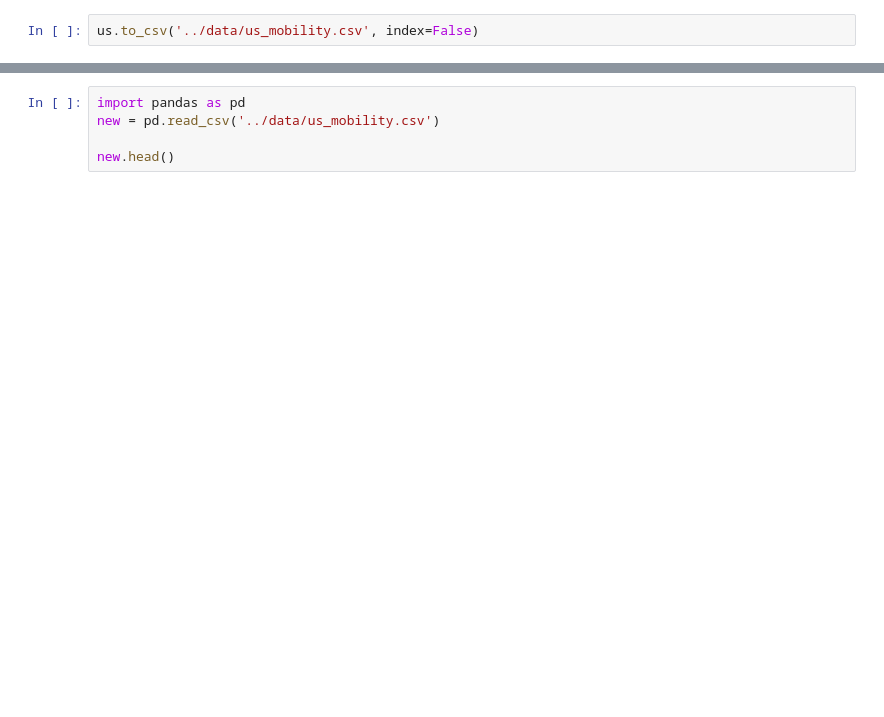
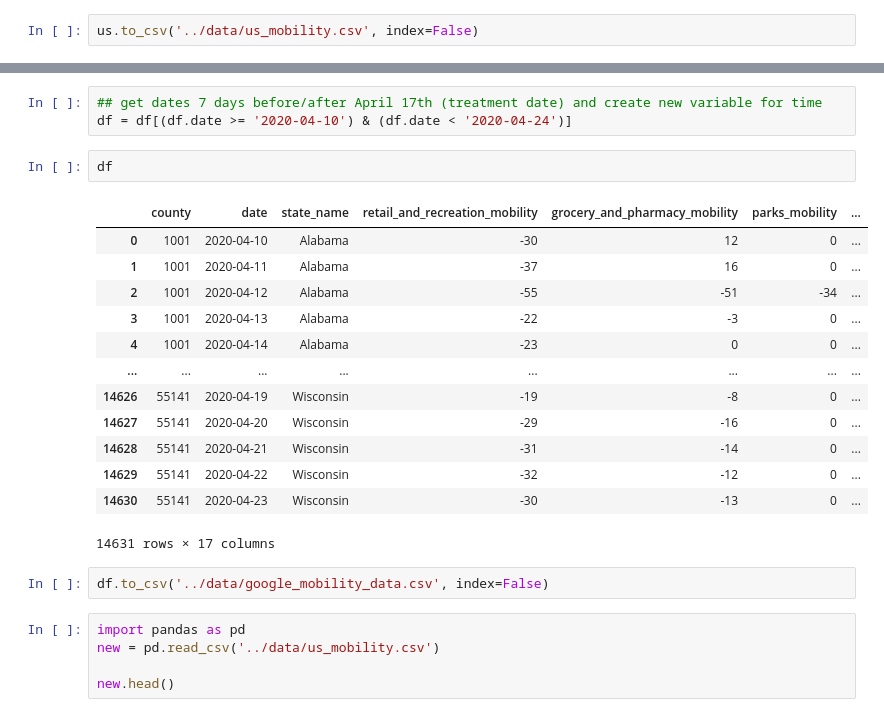
Before and after one commit to z-dickson/my580-causal-inference, a Jupyter notebook: code/scratch.ipynb, the cells around one changed output, grey strips where cells are left out. Saved outputs shown, nothing was run; the diff lists cells and outputs as text; blank space fills up the shorter version.

```diff
--- a/code/scratch.ipynb
+++ b/code/scratch.ipynb
@@ -64,3 +90,24 @@ NameError: name 'us' is not defined
+# %%
+## get dates 7 days before/after April 17th (treatment date) and create new variable for time
+df = df[(df.date >= '2020-04-10') & (df.date < '2020-04-24')]
+# %%
+df
+# %% [output]
+|  | county | date | state_name | retail_and_recreation_mobility | grocery_and_pharmacy_mobility | parks_mobility | ... |
+| 0 | 1001 | 2020-04-10 | Alabama | -30 | 12 | 0 | ... |
+| 1 | 1001 | 2020-04-11 | Alabama | -37 | 16 | 0 | ... |
+| 2 | 1001 | 2020-04-12 | Alabama | -55 | -51 | -34 | ... |
+| 3 | 1001 | 2020-04-13 | Alabama | -22 | -3 | 0 | ... |
+| 4 | 1001 | 2020-04-14 | Alabama | -23 | 0 | 0 | ... |
+| ... | ... | ... | ... | ... | ... | ... | ... |
+| 14626 | 55141 | 2020-04-19 | Wisconsin | -19 | -8 | 0 | ... |
+| 14627 | 55141 | 2020-04-20 | Wisconsin | -29 | -16 | 0 | ... |
+| 14628 | 55141 | 2020-04-21 | Wisconsin | -31 | -14 | 0 | ... |
+| 14629 | 55141 | 2020-04-22 | Wisconsin | -32 | -12 | 0 | ... |
+| 14630 | 55141 | 2020-04-23 | Wisconsin | -30 | -13 | 0 | ... |
+14631 rows × 17 columns
+# %%
+df.to_csv('../data/google_mobility_data.csv', index=False)
 # %%
 import pandas as pd
 new = pd.read_csv('../data/us_mobility.csv')
```
Also changed, not shown: parts of 11 cells of this notebook, 11 other files.
